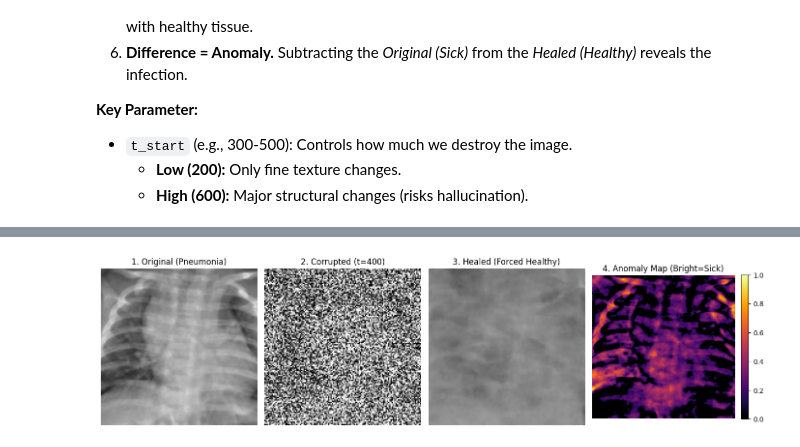
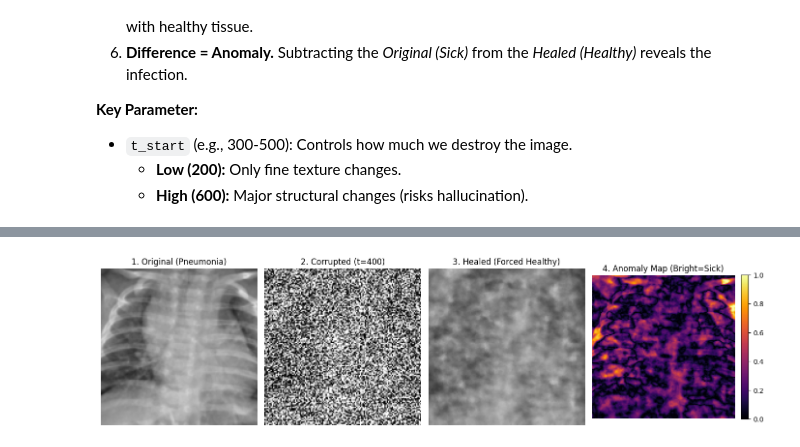
Before and after one commit to MPSVIRAJ/pneumonia-diffusion-anomaly-detection, a Jupyter notebook: pneumonia_diffusion_anomaly_detection_ddpm_ddim_V1.1.ipynb, the cells around one changed output, grey strips where cells are left out. Saved outputs shown, nothing was run; the diff lists cells and outputs as text; code cells hidden in the pictures.

```diff
--- a/pneumonia_diffusion_anomaly_detection_ddpm_ddim_V1.1.ipynb
+++ b/pneumonia_diffusion_anomaly_detection_ddpm_ddim_V1.1.ipynb
@@ -315,11 +340,11 @@ def train_model(model, optimizer, train_loader, device, epochs=50, img_size=128)
             noise_pred = model(x_noisy, t)
 
             # Calculate Loss & Backprop
-            loss = F.mse_loss(noise_pred, noise) # MSE (Mean Squreroot Error) between predicted noise and true noise
+            loss = F.mse_loss(noise_pred, noise) # MSE (Mean Squared Error) between predicted noise and true noise
 
             optimizer.zero_grad() # Clear old gradients
-            loss.backward() # Comoute gradients of loss w.r.t all parameters
-            optimizer.step() # Update weights usign Adam
+            loss.backward() # Compute gradients of loss w.r.t all parameters
+            optimizer.step() # Update weights using Adam
 
             losses.append(loss.item())
             pbar.set_description(f"Loss: {loss.item():.4f}") # Show the loss in progress
@@ -327,7 +352,7 @@ def train_model(model, optimizer, train_loader, device, epochs=50, img_size=128)
     print("Training Complete!")
 
     # Save Model
-    save_path = f"ddpm_pneumonia_{img_size}x{img_size}.pth"
+    save_path = f"ddpm_pneumonia_model_{img_size}x{img_size}.pth"
     torch.save(model.state_dict(), save_path)
     print(f"Model Saved to: {save_path}")
 
@@ -370,7 +395,7 @@ def load_trained_model(device, img_size=64):
     Loads a pre-trained model and recalculates diffusion schedules.
     Returns: model, alphas_cumprod, betas
     """
-    print(f"📂 Attempting to load saved model for {img_size}x{img_size}...")
+    print(f"Attempting to load saved model for {img_size}x{img_size}...")
 
     # 1. Re-calculate the Noise Schedule (Fast)
     betas = torch.linspace(BETA_START, BETA_END, T_STEPS).to(device)
@@ -381,7 +406,7 @@ def load_trained_model(device, img_size=64):
     model = BetterUNet().to(device)
 
     # 3. Load Weights
-    filename = f"ddpm_pneumonia_{img_size}x{img_size}.pth"
+    filename = f"ddpm_pneumonia_model_{img_size}x{img_size}.pth"
 
     if not os.path.exists(filename):
         print(f"Error: Model file '{filename}' not found!")
@@ -528,20 +571,30 @@ This is the medical application of our project.
 # --- Anomaly Detection Function ---
 
 @torch.no_grad()
-def detect_anomalies(model, device, test_dataset, alphas_cumprod, betas, img_size=64, t_start=400, sample_index=0):
+def detect_anomalies(model, device, test_dataset, alphas_cumprod, betas, img_size=128, t_start=400, sample_index=0, diff_threshold=0.15):
     """
     Takes a Pneumonia image, adds noise, and lets the model 'heal' it to detect anomalies.
     """
     model.eval()
     print(f"Searching for Pneumonia case #{sample_index + 1} in Test Set...")
 
+    # --- Ensure schedules are on the correct device ---
+    betas = betas.to(device)
+    alphas_cumprod = alphas_cumprod.to(device)
+
+    # Precompute alphas and posterior variance (DDPM correct noise scale)
+    alphas = 1.0 - betas
+    alphas_cumprod_prev = torch.cat([torch.ones(1, device=device), alphas_cumprod[:-1]])
+    posterior_variance = betas * (1.0 - alphas_cumprod_prev) / (1.0 - alphas_cumprod)
+
     # Find a Pneumonia Image (Class 1)
     target_img = None
     pneumonia_count = 0
+    found_test_index = None
 
     # Loop through the test dataset to find the specific pneumonia case
-    for i in range(len(test_dataset)):
-        img, label = test_dataset[i]
+    for idx in range(len(test_dataset)):
+        img, label = test_dataset[idx]
         # MedMNIST labels are arrays like [1], so we use .item() to get the integer
         if label.item() == 1:
             if pneumonia_count == sample_index:
@@ -553,60 +606,58 @@ def detect_anomalies(model, device, test_dataset, alphas_cumprod, betas, img_siz
         print("Could not find a Pneumonia image at that index.")
         return
 
-    print(f"Loaded Pneumonia X-Ray (Test Index {i})")
+    print(f"Loaded Pneumonia X-Ray (Test Index {found_test_index})")
     print(f"Corrupting and Healing from step {t_start}...")
 
     # Corrupt the image (Forward Diffusion to t_start)
-    # We use the closed-form formula: q(x_t | x_0) to jump directly to step t_start
-    t = torch.tensor([t_start], device=device).long()
+    # Forward process: q(x_t | x_0) to jump directly to step t_start
     noise = torch.randn_like(target_img)
+    alpha_bar_t = alphas_cumprod[t_start]  # already on device
+    noisy_img = torch.sqrt(alpha_bar_t) * target_img + torch.sqrt(1.0 - alpha_bar_t) * noise
 
-    alpha_cumprod_t = alphas_cumprod[t_start]
-    sqrt_alpha_bar = torch.sqrt(alpha_cumprod_t)
-    sqrt_one_minus_alpha_bar = torch.sqrt(1 - alpha_cumprod_t)
-
-    noisy_img = sqrt_alpha_bar * target_img + sqrt_one_minus_alpha_bar * noise
-
-    # Heal the image (Reverse Diffusion from t_start -> 0)
+    # Reverse process: p(x_{t-1} | x_t) to heal the image back to step 0
     curr_img = noisy_img.clone()
 
     # Pre-calculate alphas for the reverse step
     alphas = 1.0 - betas
 
-    for i in tqdm(reversed(range(0, t_start)), desc="Healing", total=t_start):
-        t_tensor = torch.full((1,), i, device=device, dtype=torch.long)
+    for j in tqdm(reversed(range(0, t_start)), desc="Healing", total=t_start):
+        t_tensor = torch.full((1,), j, device=device, dtype=torch.long)
 
-        # Predict noise
-        predicted_noise = model(curr_img, t_tensor)
+        # Predict noise epsilon
+        eps_pred = model(curr_img, t_tensor)
 
         # Params
-        alpha = alphas[i]
-        alpha_cumprod = alphas_cumprod[i]
-        beta = betas[i]
+        alpha_t = alphas[j]
+        alpha_bar_t = alphas_cumprod[j]
+
+        # DDPM mean (epsilon-parameteriation)
+        mean = (1.0 / torch.sqrt(alpha_t)) * (curr_img - ((1.0 - alpha_t) / torch.sqrt(1.0 - alpha_bar_t)) * eps_pred)
 
         # Recover image
-        if i > 0:
-            noise_z = torch.randn_like(curr_img)
+        if j > 0:
+            z = torch.randn_like(curr_img)
         else:
-            noise_z = torch.zeros_like(curr_img)
+            z = torch.zeros_like(curr_img)
 
         # DDPM Sampling Step
-        curr_img = (1 / torch.sqrt(alpha)) * (curr_img - ((1 - alpha) / (torch.sqrt(1 - alpha_cumprod))) * predicted_noise)
-        curr_img = curr_img + torch.sqrt(beta) * noise_z
+        sigma = torch.sqrt(posterior_variance[j])
+        curr_img = mean + sigma * z
 
         # Stability Clamp
         curr_img = torch.clamp(curr_img, -1.0, 1.0)
 
     # Calculate Difference (Anomaly Map)
-    original = target_img.cpu().squeeze().numpy()
-    healed = curr_img.cpu().squeeze().numpy()
+    original = target_img.detach().cpu().squeeze().numpy()
+    healed = curr_img.detach().cpu().squeeze().numpy()
 
     # Absolute difference tells us what changed
     diff = np.abs(original - healed)
 
-    # Apply a small threshold to remove random background noise
+    # Apply a small threshold to remove random background noise (only for visualization, not for actual detection)
     # This makes the infection spots pop out more clearly
-    diff[diff < 0.15] = 0
+    diff_vis = diff.copy()
+    diff_vis[diff_vis<diff_threshold] = 0.0
 
     # Visualization
     plt.figure(figsize=(14, 5))
@@ -618,7 +669,7 @@ def detect_anomalies(model, device, test_dataset, alphas_cumprod, betas, img_siz
 
     plt.subplot(1, 4, 2)
     plt.title(f"2. Corrupted (t={t_start})")
-    plt.imshow(noisy_img.cpu().squeeze().numpy(), cmap='gray', vmin=-1, vmax=1)
+    plt.imshow(noisy_img.detach().cpu().squeeze().numpy(), cmap='gray', vmin=-1, vmax=1)
     plt.axis('off')
 
     plt.subplot(1, 4, 3)
@@ -635,8 +686,10 @@ def detect_anomalies(model, device, test_dataset, alphas_cumprod, betas, img_siz
     plt.tight_layout()
     plt.show()
 
+    return original, healed, diff
+
 # --- EXECUTE DETECTION ---
 # We use the variables 'alphas_cumprod' and 'betas' from your training/loading cell
-detect_anomalies(model, device, test_dataset, alphas_cumprod, betas, img_size=IMG_SIZE, t_start=400, sample_index=6)
+original, healed, diff = detect_anomalies(model, device, test_dataset, alphas_cumprod, betas, img_size=IMG_SIZE, t_start=400, sample_index=6, diff_threshold=0.15)
 # %% [output]
 Searching for Pneumonia case #7 in Test Set...
@@ -644,2 +697,2 @@ Loaded Pneumonia X-Ray (Test Index 8)
 Corrupting and Healing from step 400...
-[figure, old version]
+[figure, new version]
```
Also changed, not shown: parts of 9 cells of this notebook.
